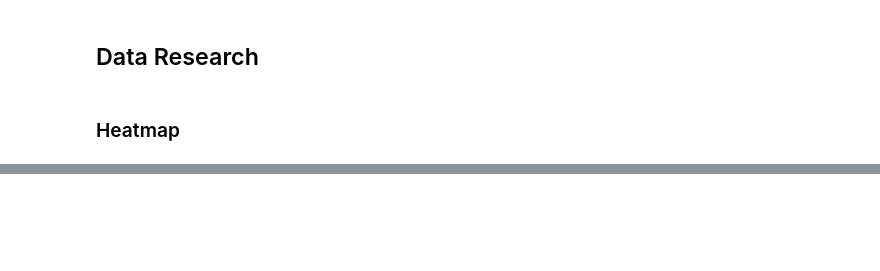
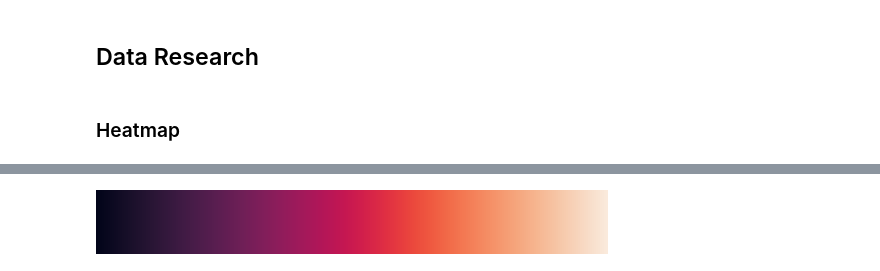
Before and after one commit to noface-0/AAI-590-01-Capstone, a Jupyter notebook: dataprocessing/research.ipynb, the cells around one changed output, grey strips where cells are left out. Cells and saved outputs as stored; diff of their text form; code cells hidden in the pictures; blank space fills up the shorter version.

```diff
--- a/dataprocessing/research.ipynb
+++ b/dataprocessing/research.ipynb
@@ -873,0 +1014,4 @@ def process_ticker(ticker):
+# %%
+sns.color_palette("rocket", as_cmap=True)
+# %% [output]
+[figure, added]
```
Also changed, not shown: parts of 54 cells of this notebook.
